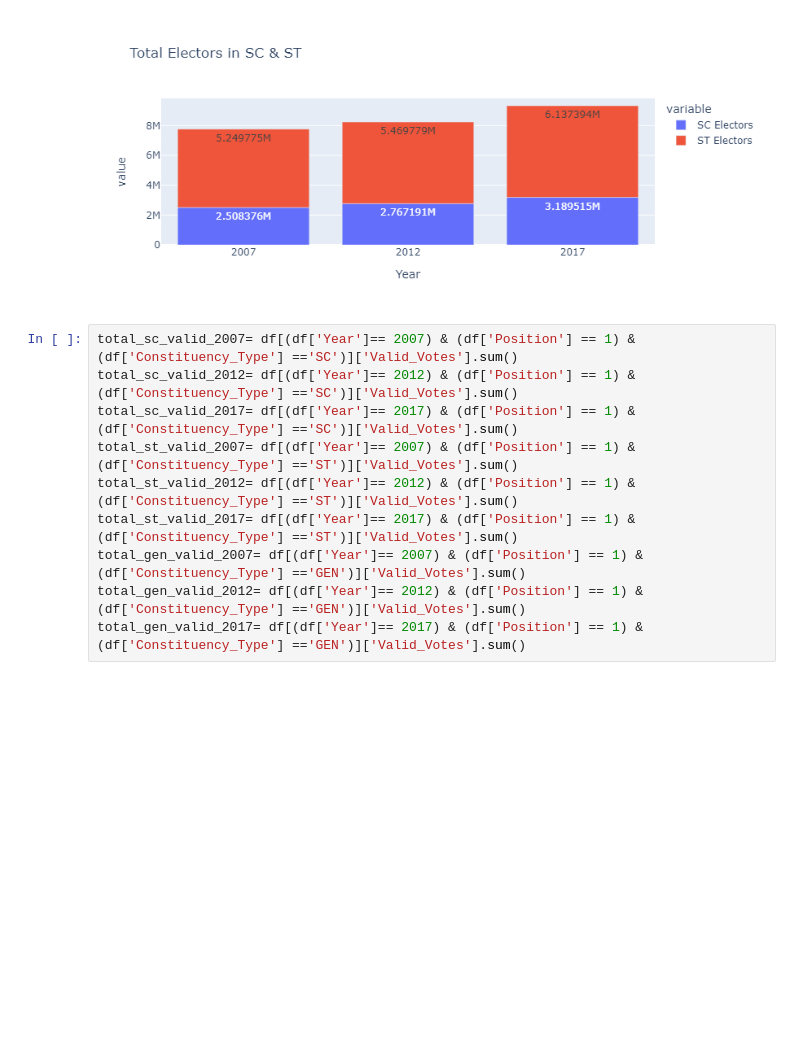
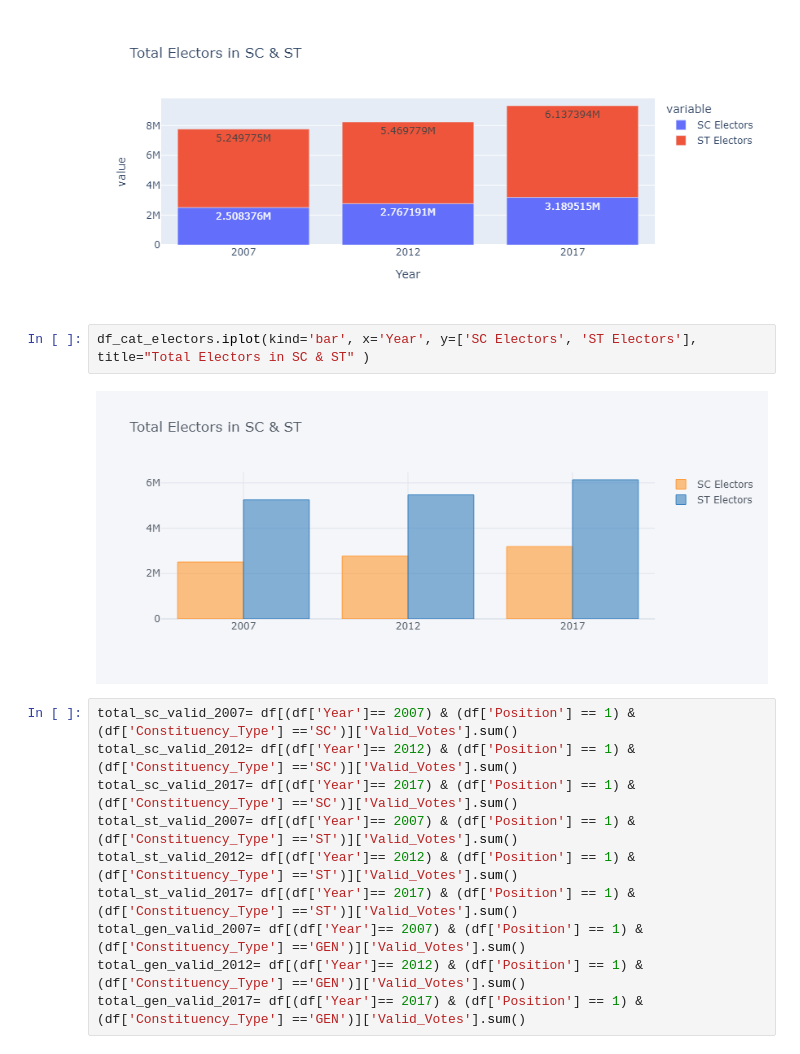
Before and after one commit to abhilashajay-dev/Gujarat-2022, a Jupyter notebook: Guj.ipynb, the cells around one changed output. Drawn from its saved outputs; the diff is of its cells as text; blank space fills up the shorter version.

```diff
--- a/Guj.ipynb
+++ b/Guj.ipynb
@@ -195,6 +199,10 @@ df_cat_electors = pd.merge(df_sc_st_electors, df_gen_electors, on='Year', how='l
 px.bar(x='Year', y=['SC Electors','ST Electors'], data_frame=df_cat_electors,  title="Total Electors in SC & ST", text_auto=True)
 # %% [output]
 [figure]
+# %%
+df_cat_electors.iplot(kind='bar', x='Year', y=['SC Electors', 'ST Electors'],  title="Total Electors in SC & ST" )
+# %% [output]
+[figure, added]
 # %%
 total_sc_valid_2007= df[(df['Year']== 2007) & (df['Position'] == 1) & (df['Constituency_Type'] =='SC')]['Valid_Votes'].sum()
 total_sc_valid_2012= df[(df['Year']== 2012) & (df['Position'] == 1) & (df['Constituency_Type'] =='SC')]['Valid_Votes'].sum()
```
Also changed, not shown: parts of 13 cells of this notebook.
